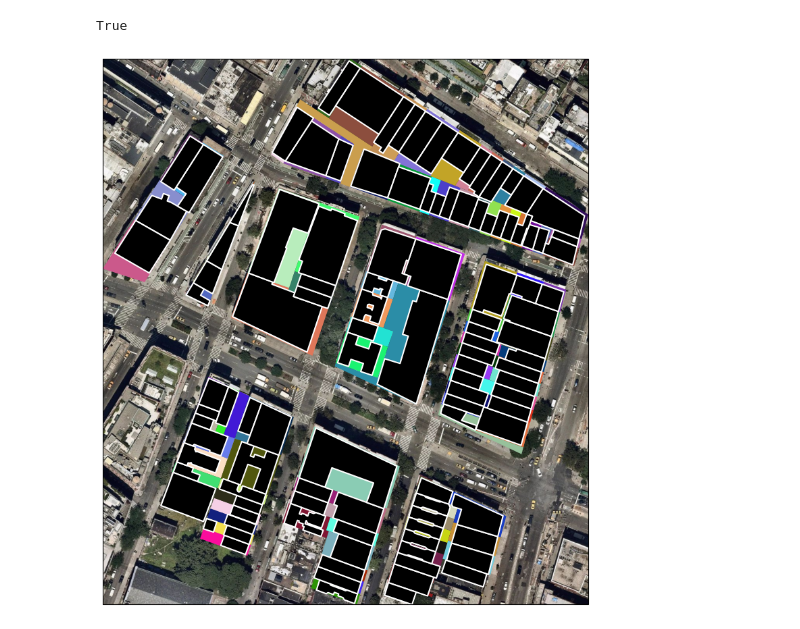
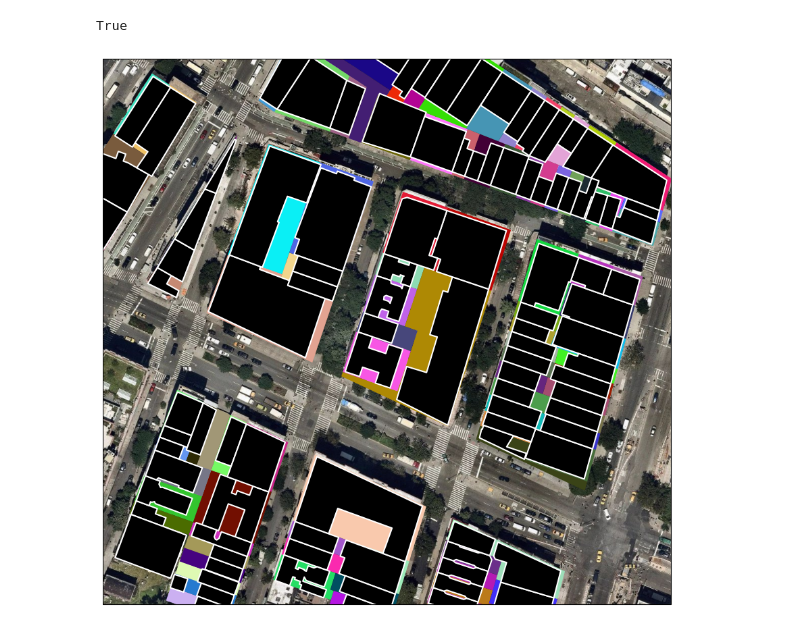
Before and after one commit to scalable-design-participation-lab/re-blocking, a Jupyter notebook: parcels-buildings.ipynb, the cells around one changed output. Drawn from its saved outputs; the diff is of its cells as text; code cells hidden in the pictures.

Commit message:
image size

```diff
--- a/parcels-buildings.ipynb
+++ b/parcels-buildings.ipynb
@@ -29,7 +29,7 @@ df_parcels = df_parcels.to_crs(epsg=3857)
 df_buildings = df_buildings.to_crs(epsg=3857)
 # %%
 # load the background map and plot the geometries
-def map_maker(df_parcels, df_buildings, scale=10):
+def map_maker(df_parcels, df_buildings, bounds, scale=10):
     access_token = os.environ.get('MAPBOX_ACCESS_TOKEN')
     tiler = MapboxTiles(access_token, 'satellite-v9')
     crs_epsg = ccrs.epsg('3857')
@@ -38,14 +38,15 @@ def map_maker(df_parcels, df_buildings, scale=10):
 
     fig = plt.figure()
     ax = fig.add_subplot(1, 1, 1, projection=mercator)
+
     # change figure size of the subplot
     fig.set_size_inches(18.5, 10.5)
 
-    bounds = df_parcels.total_bounds
-    ax.set_extent([bounds[0], bounds[2], bounds[1], bounds[3]], crs=ccrs.epsg("3857"))
+    # bounds = df_parcels.total_bounds
+    ax.set_extent([bounds[0], bounds[2], bounds[1], bounds[3]], crs=ccrs.epsg('3857'))
+
     # loop through the parcels and plot them
     for row in df_parcels.itertuples():
-        # df_parcels.iloc[i:i+1].plot(color=df_parcels.iloc[i:i+1].color.values[0])
         geometry = row.geometry
         color = row.color
         ax.add_geometries(geometry, crs = crs_epsg, facecolor=color) # for Lat/Lon data.
@@ -62,12 +63,13 @@ def map_maker(df_parcels, df_buildings, scale=10):
 def subset(df, df_buildings, index, distance = 75):
     selected_feature = df.loc[index]
     geometry_buffer = selected_feature.geometry.buffer(distance)
+    geometry_bounds = selected_feature.geometry.buffer(distance-70)
 
-    return df[df.within(geometry_buffer)], df_buildings[df_buildings.within(geometry_buffer)]
+    return df[df.within(geometry_buffer)], df_buildings[df_buildings.within(geometry_buffer)], geometry_bounds.bounds
 # %%
 # Index will correspond to each of the parcel indices in the data frame.
 # distance is in meters
 subset_features = subset(df_parcels, df_buildings, 2000, 200)
-map_maker(subset_features[0], subset_features[1], 18)
+map_maker(subset_features[0], subset_features[1], subset_features[2], 18)
 # %% [output]
-[figure, old version]
+[figure, new version]
```
Also changed, not shown: parts of 1 cell of this notebook.
